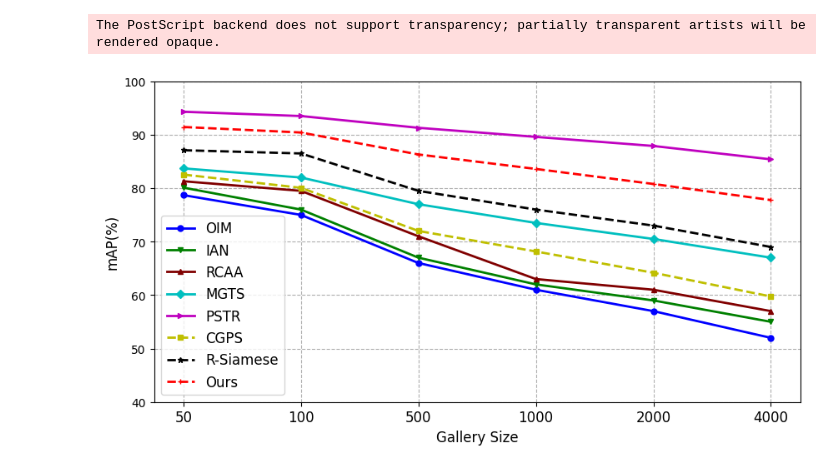
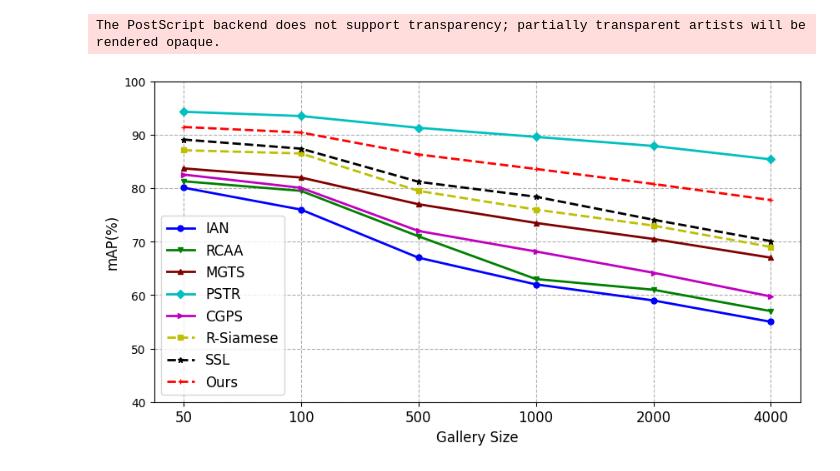
Before and after one commit to JackFlying/DNFNet_release, a Jupyter notebook: tools/visualize/AAAI/vis_gallery_size.ipynb, the cells around one changed output. Drawn from its saved outputs; the diff is of its cells as text; code cells hidden in the pictures.

```diff
--- a/tools/visualize/AAAI/vis_gallery_size.ipynb
+++ b/tools/visualize/AAAI/vis_gallery_size.ipynb
@@ -11,35 +11,37 @@ methods = {
         # 'AlignPS': [94.3,93.1,89.6,87.5,84.6,81.4],
         # 'AlignPSplus': [94.7,94.0,90.8,89.1,86.8,84.0],
         # 'PSTR': [94.3,93.5,91.3,89.6,87.9,85.4],
-        'OIM':[78.7, 75, 66, 61, 57, 52],
+        # 'OIM':[78.7, 75, 66, 61, 57, 52],
         'IAN':[80.1, 76, 67, 62, 59, 55],
         'RCAA':[81.3, 79.5, 71, 63, 61, 57],
         'MGTS':[83.7, 82, 77, 73.5, 70.5, 67],
         'PSTR': [94.3, 93.5, 91.3, 89.6, 87.9, 85.4],
         'CGPS':[82.55, 80.07, 72.00, 68.16, 64.18, 59.74],
         'R-Siamese':[87.1, 86.5, 79.5, 76, 73, 69],
+        'SSL':[89.1, 87.4, 81.2, 78.4, 74.1, 70.1],
+        # 'DICL':[88.1, 87.7, 81.2, 77.3, 74.5, 71.2],
         'Ours':[91.45, 90.42, 86.31, 83.60, 80.79, 77.78]
     }
 
 x = [1, 2, 3, 4, 5, 6]
 colors = ['b', 'g','maroon', 'c', 'm', 'y', 'k', 'r']
 markers = ['o', 'v', '^', 'D', '>', 's', '*', '+']
 linestyles = ['-', '-', '-', '-', '-', '--', '--', '--']
 
 plt.figure(figsize=(10, 5), dpi=100)
 plt.grid(linestyle="--")  # 设置背景网格线为虚线
 for (i, name) in enumerate(methods):
     plt.plot(x, methods[name], marker=markers[i], markersize=5, color=colors[i], label=name, linewidth=2, linestyle=linestyles[i])
 
 group_labels = [50, 100, 500, 1000, 2000, 4000]  # x轴刻度的标识
 plt.xticks(x, group_labels, fontsize=12)  # 默认字体大小为10
 plt.ylim((40, 100))
 plt.xlabel("Gallery Size", fontsize=12)
 plt.ylabel("mAP(%)", fontsize=12)
 
 plt.legend(loc=0, prop = {'size':12})
 plt.savefig('../file/gallery_size.eps', dpi=100, format='eps', bbox_inches='tight', pad_inches=0)
 plt.show()
 # %% [output]
 The PostScript backend does not support transparency; partially transparent artists will be rendered opaque.
-[figure, old version]
+[figure, new version]
```
Also changed, not shown: 30 other files.
